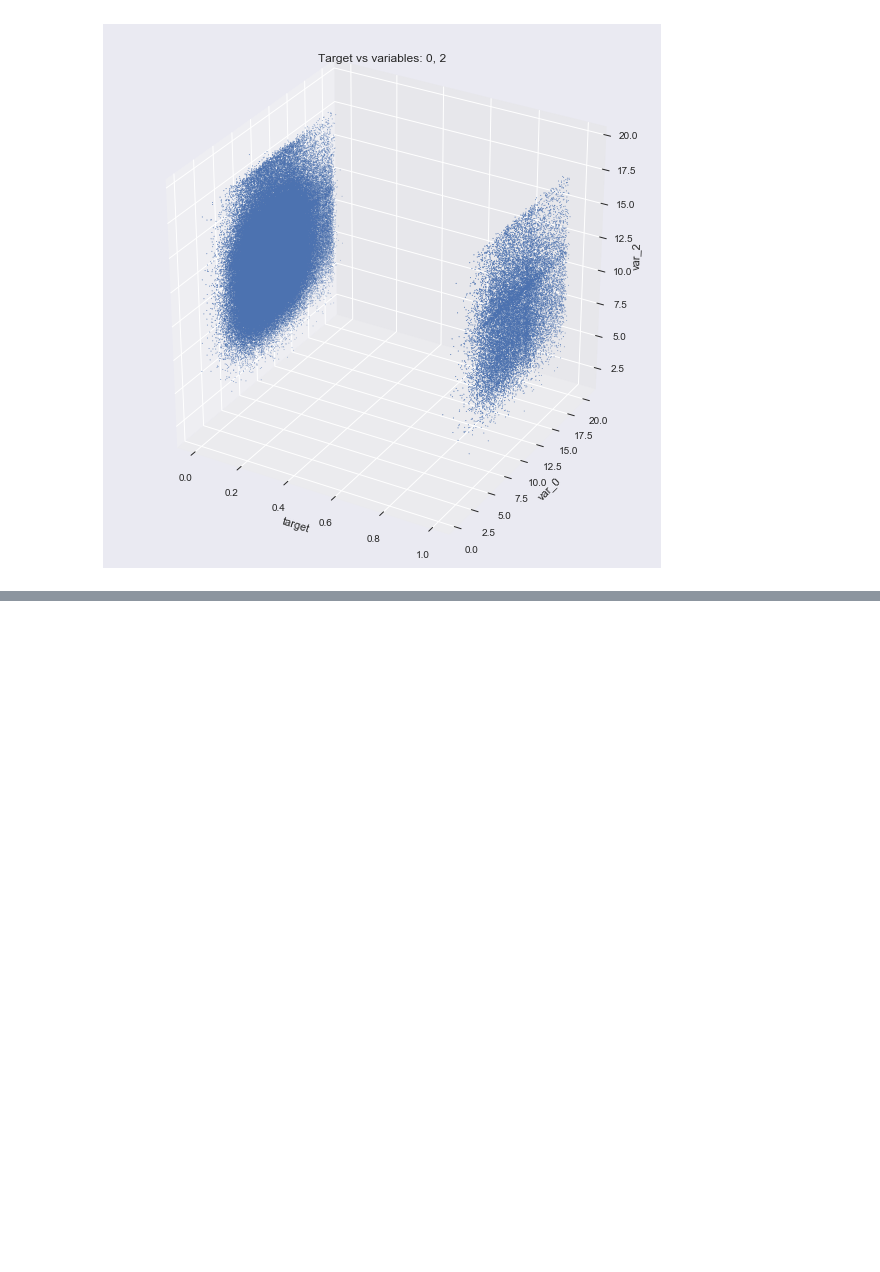
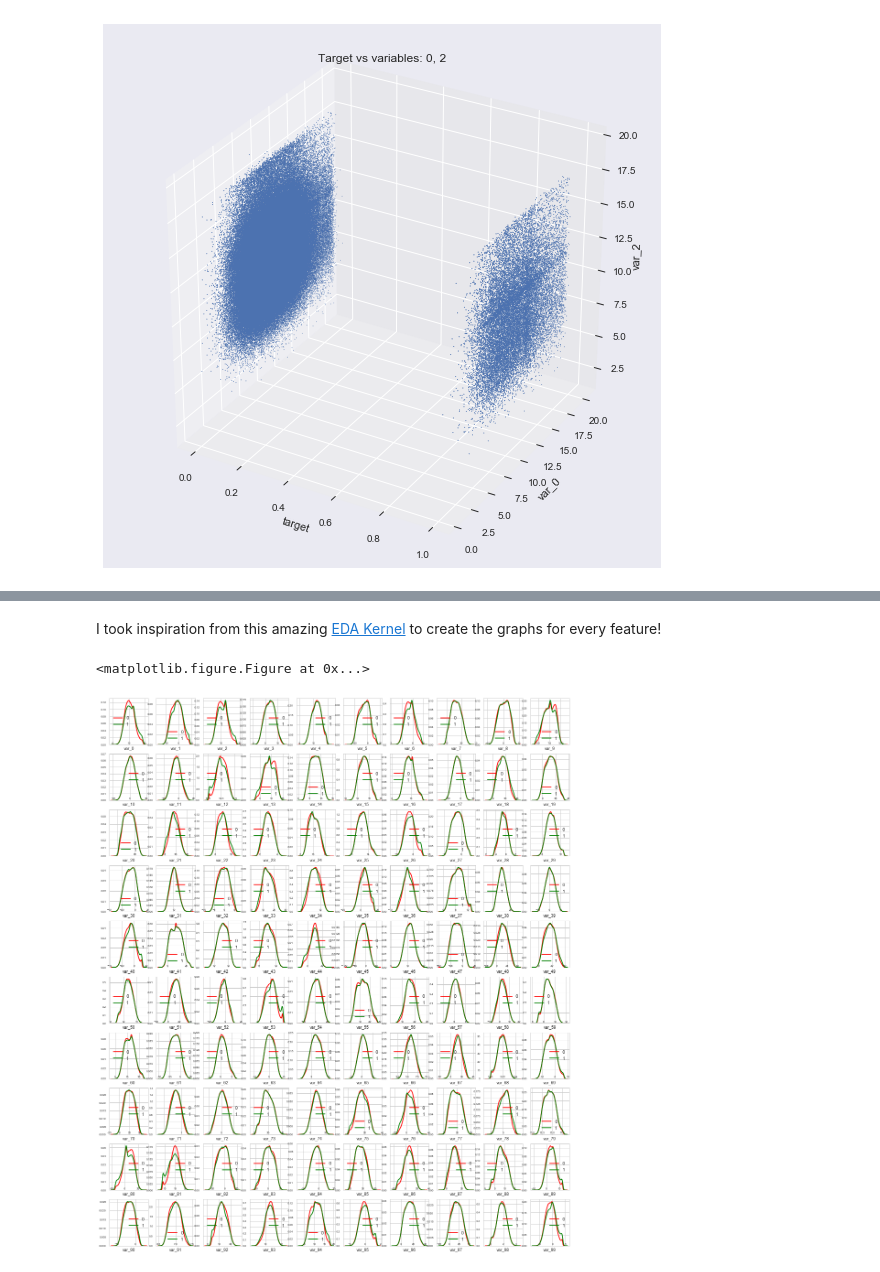
Before and after one commit to FedericoRaimondi/myProjects, a Jupyter notebook: Santander_Customer_Transaction_Prediction/Exploratory_Data_Analysis/Data Exploration.ipynb, the cells around one changed output, grey strips where cells are left out. Cells and saved outputs as stored; diff of their text form; code cells hidden in the pictures; blank space fills up the shorter version.

```diff
--- a/Santander_Customer_Transaction_Prediction/Exploratory_Data_Analysis/Data Exploration.ipynb
+++ b/Santander_Customer_Transaction_Prediction/Exploratory_Data_Analysis/Data Exploration.ipynb
@@ -452,0 +356,27 @@ plt.show()
+# %% [markdown]
+I took inspiration from this amazing [EDA Kernel](https://www.kaggle.com/gpreda/santander-eda-and-prediction) to create the graphs for every feature!
+# %%
+def plot_feature_distribution(df1, df2, label1, label2, features):
+    i = 0
+    sns.set_style('whitegrid')
+    plt.figure()
+    fig, ax = plt.subplots(10,10,figsize=(18,22))
+
+    for feature in features:
+        i += 1
+        plt.subplot(10,10,i)
+        sns.distplot(df1[feature], hist=False,label=label1, color='red')
+        sns.distplot(df2[feature], hist=False,label=label2, color='green')
+        plt.xlabel(feature, fontsize=9)
+        locs, labels = plt.xticks()
+        plt.tick_params(axis='x', which='major', labelsize=6, pad=-6)
+        plt.tick_params(axis='y', which='major', labelsize=6)
+    plt.show()
+# %%
+t0 = df_train.loc[df_train['target'] == 0]
+t1 = df_train.loc[df_train['target'] == 1]
+features = df_train.columns.values[2:102]
+plot_feature_distribution(t0, t1, '0', '1', features)
+# %% [output]
+<matplotlib.figure.Figure at 0x...>
+[figure, added]
```
Also changed, not shown: parts of 19 cells of this notebook.
